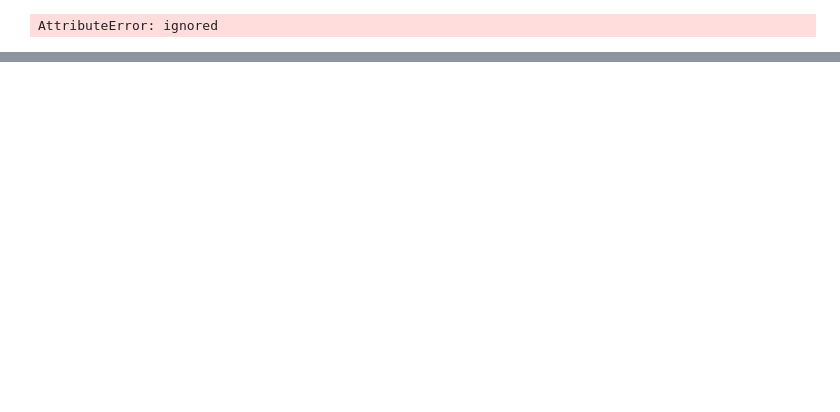
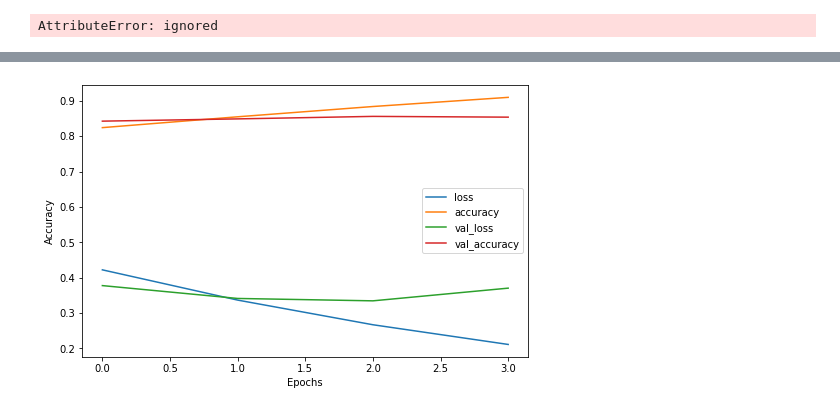
Before and after one commit to jordantangy/Final-Project, a Jupyter notebook: Jordan_Method_2.ipynb, the cells around one changed output, grey strips where cells are left out. Drawn from its saved outputs; the diff is of its cells as text; code cells hidden in the pictures; blank space fills up the shorter version.

```diff
--- a/Jordan_Method_2.ipynb
+++ b/Jordan_Method_2.ipynb
@@ -50,7 +17,7 @@ import pandas as pd
 import numpy as np
 import csv
 
-data = pd.read_csv('/content/drive/MyDrive/FinalProject/movie_plots_by_poster_revised.csv') #,encoding = "ISO-8859-1"
+data = pd.read_csv('/content/drive/MyDrive/Project_files/movie_plots_by_poster_revised.csv') #,encoding = "ISO-8859-1"
 truncat = data[:30000]
 truncat.values[0][4]
 # %% [output]
@@ -420,0 +394,7 @@ plt.show()
+# %%
+pd.DataFrame(history.history).plot(figsize=(8,5))
+plt.ylabel('Accuracy')
+plt.xlabel('Epochs')
+plt.show()
+# %% [output]
+[figure, added]
```
Also changed, not shown: parts of 11 cells of this notebook.
